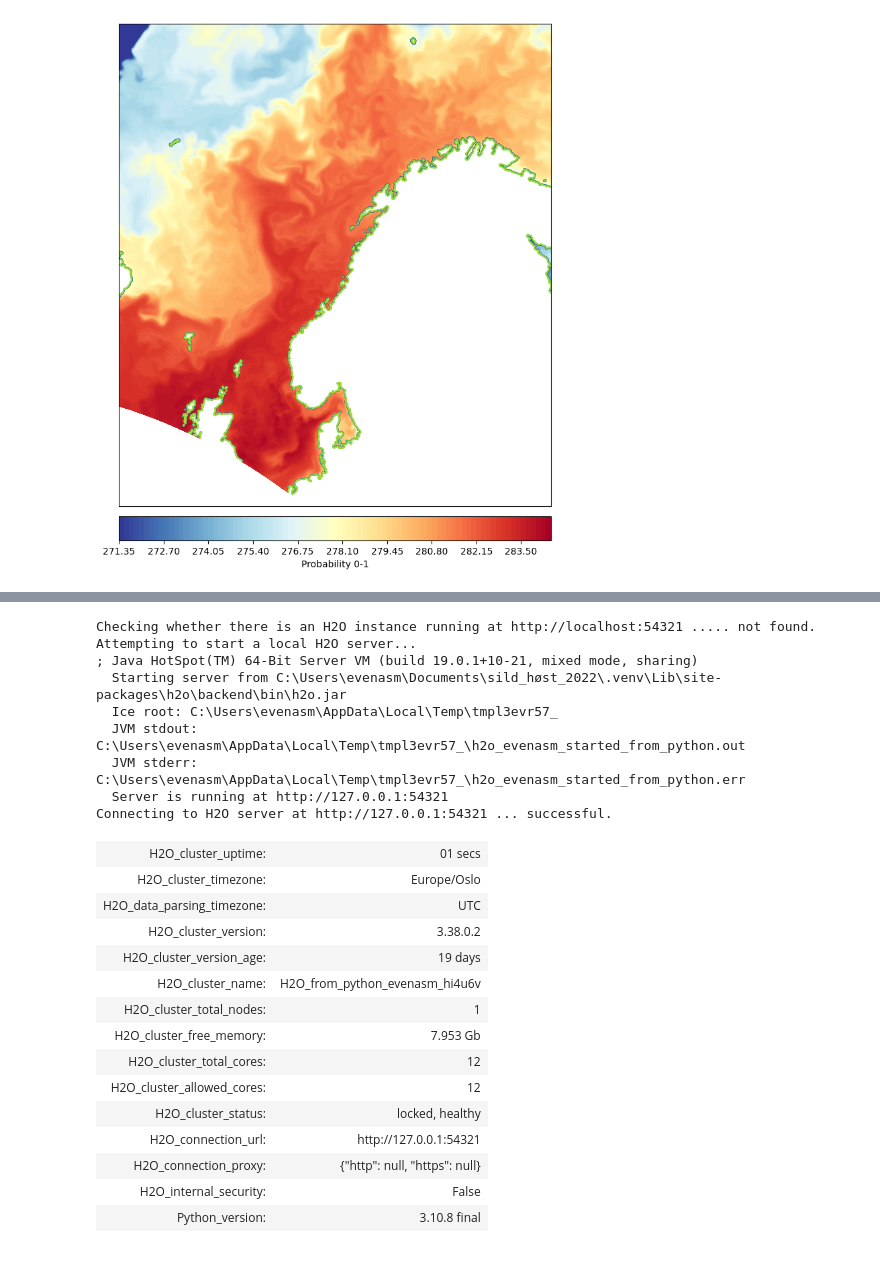
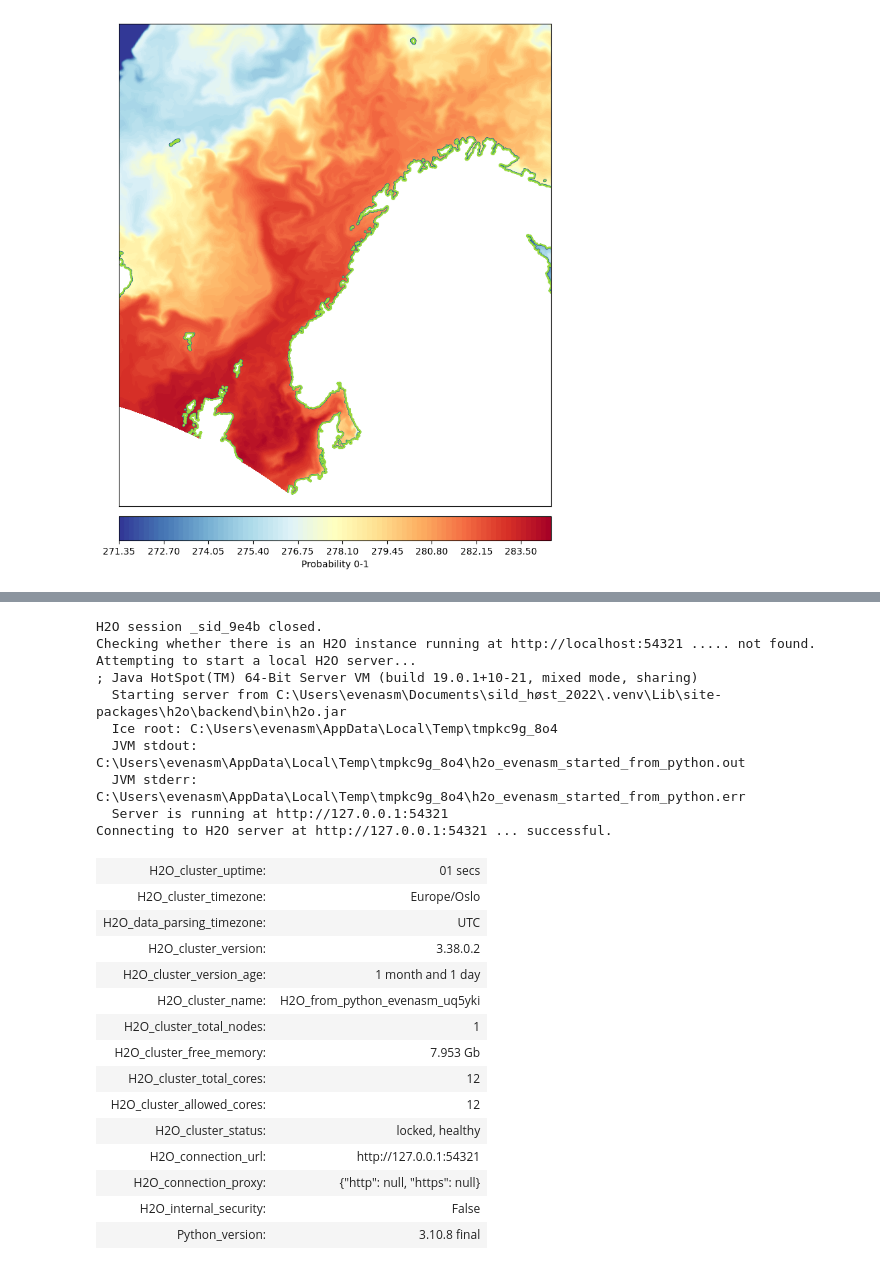
Before and after one commit to evenaage/herring_autumn_2022, a Jupyter notebook: initial_testing.ipynb, the cells around one changed output, grey strips where cells are left out. Drawn from its saved outputs; the diff is of its cells as text; code cells hidden in the pictures.

```diff
--- a/initial_testing.ipynb
+++ b/initial_testing.ipynb
@@ -184,23 +283,25 @@ slope: [   4213.25212097   -3626.41250469  -17687.47237513 -264117.54355618
 # %%
 import h2o
 from h2o.automl import H2OAutoML
+h2o.cluster().shutdown()
 h2o.init()
 # %% [output]
+H2O session _sid_9e4b closed.
 Checking whether there is an H2O instance running at http://localhost:54321 ..... not found.
 Attempting to start a local H2O server...
 ; Java HotSpot(TM) 64-Bit Server VM (build 19.0.1+10-21, mixed mode, sharing)
   Starting server from C:\Users\evenasm\Documents\sild_høst_2022\.venv\Lib\site-packages\h2o\backend\bin\h2o.jar
-  Ice root: C:\Users\evenasm\AppData\Local\Temp\tmpl3evr57_
-  JVM stdout: C:\Users\evenasm\AppData\Local\Temp\tmpl3evr57_\h2o_evenasm_started_from_python.out
-  JVM stderr: C:\Users\evenasm\AppData\Local\Temp\tmpl3evr57_\h2o_evenasm_started_from_python.err
+  Ice root: C:\Users\evenasm\AppData\Local\Temp\tmpkc9g_8o4
+  JVM stdout: C:\Users\evenasm\AppData\Local\Temp\tmpkc9g_8o4\h2o_evenasm_started_from_python.out
+  JVM stderr: C:\Users\evenasm\AppData\Local\Temp\tmpkc9g_8o4\h2o_evenasm_started_from_python.err
   Server is running at http://127.0.0.1:54321
 Connecting to H2O server at http://127.0.0.1:54321 ... successful.
 | H2O_cluster_uptime: | 01 secs |
 | H2O_cluster_timezone: | Europe/Oslo |
 | H2O_data_parsing_timezone: | UTC |
 | H2O_cluster_version: | 3.38.0.2 |
-| H2O_cluster_version_age: | 19 days |
-| H2O_cluster_name: | H2O_from_python_evenasm_hi4u6v |
+| H2O_cluster_version_age: | 1 month and 1 day |
+| H2O_cluster_name: | H2O_from_python_evenasm_uq5yki |
 | H2O_cluster_total_nodes: | 1 |
 | H2O_cluster_free_memory: | 7.953 Gb |
 | H2O_cluster_total_cores: | 12 |
```
Also changed, not shown: parts of 25 cells of this notebook, 23 other files.
